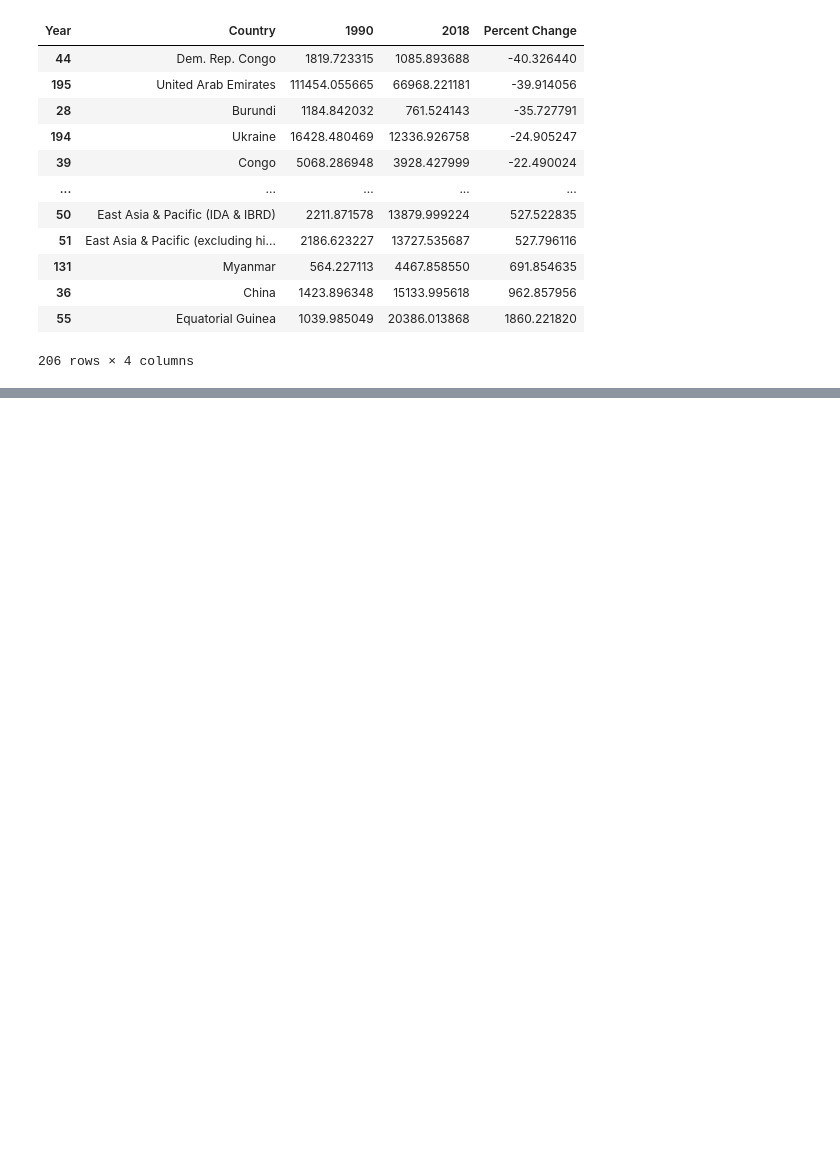
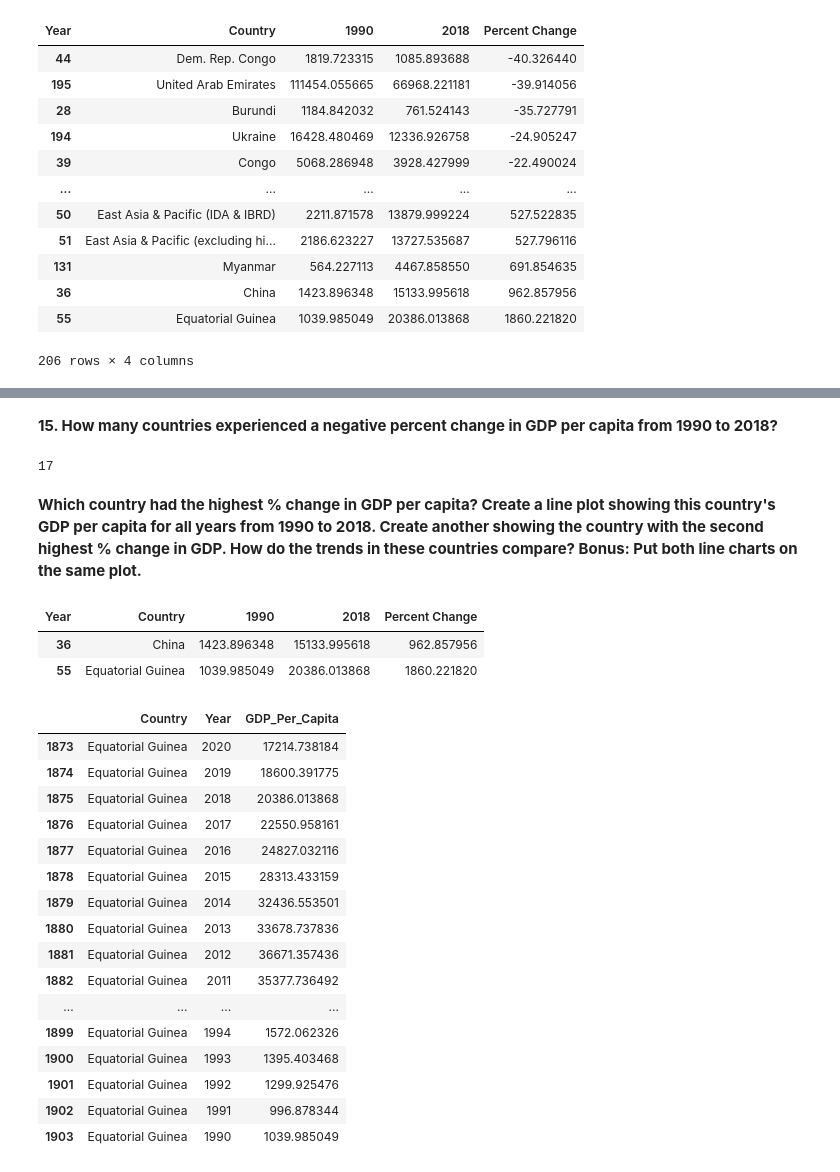
Before and after one commit to nss-data-science-cohort-7/un-exploration-sourish33, a Jupyter notebook: notebooks/UN_Data_Exploration.ipynb, the cells around one changed output, grey strips where cells are left out. Saved outputs shown, nothing was run; the diff lists cells and outputs as text; code cells hidden in the pictures; blank space fills up the shorter version.

```diff
--- a/notebooks/UN_Data_Exploration.ipynb
+++ b/notebooks/UN_Data_Exploration.ipynb
@@ -244,0 +236,15 @@ b
+# %% [markdown]
+**15. How many countries experienced a negative percent change in GDP per capita from 1990 to 2018?**
+# %%
+len(gdp_pivoted[gdp_pivoted["Percent Change"]<0])
+# %% [output]
+17
+# %% [markdown]
+**Which country had the highest % change in GDP per capita? Create a line plot showing this country's GDP per capita for all years from 1990 to 2018. Create another showing the country with the second highest % change in GDP. How do the trends in these countries compare?
+Bonus: Put both line charts on the same plot.**
+# %%
+gdp_pivoted.sort_values(by="Percent Change").iloc[-2:]
+# %% [output]
+| Year | Country | 1990 | 2018 | Percent Change |
+| 36 | China | 1423.896348 | 15133.995618 | 962.857956 |
+| 55 | Equatorial Guinea | 1039.985049 | 20386.013868 | 1860.221820 |
@@ -244,0 +254,20 @@ b
+# %%
+equato_guinea
+# %% [output]
+|  | Country | Year | GDP_Per_Capita |
+| 1873 | Equatorial Guinea | 2020 | 17214.738184 |
+| 1874 | Equatorial Guinea | 2019 | 18600.391775 |
+| 1875 | Equatorial Guinea | 2018 | 20386.013868 |
+| 1876 | Equatorial Guinea | 2017 | 22550.958161 |
+| 1877 | Equatorial Guinea | 2016 | 24827.032116 |
+| 1878 | Equatorial Guinea | 2015 | 28313.433159 |
+| 1879 | Equatorial Guinea | 2014 | 32436.553501 |
+| 1880 | Equatorial Guinea | 2013 | 33678.737836 |
+| 1881 | Equatorial Guinea | 2012 | 36671.357436 |
+| 1882 | Equatorial Guinea | 2011 | 35377.736492 |
+| ... | ... | ... | ... |
+| 1899 | Equatorial Guinea | 1994 | 1572.062326 |
+| 1900 | Equatorial Guinea | 1993 | 1395.403468 |
+| 1901 | Equatorial Guinea | 1992 | 1299.925476 |
+| 1902 | Equatorial Guinea | 1991 | 996.878344 |
+| 1903 | Equatorial Guinea | 1990 | 1039.985049 |
```
Also changed, not shown: parts of 13 cells of this notebook.
